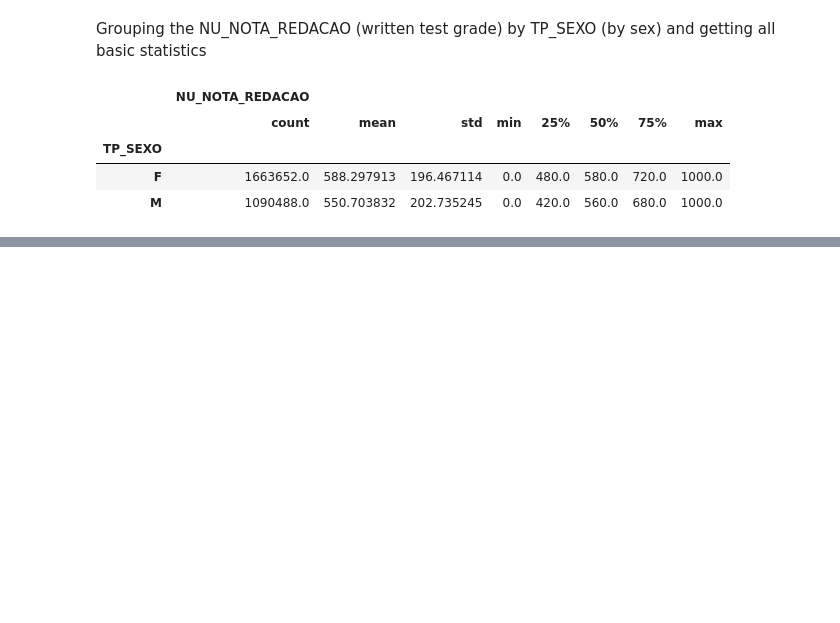
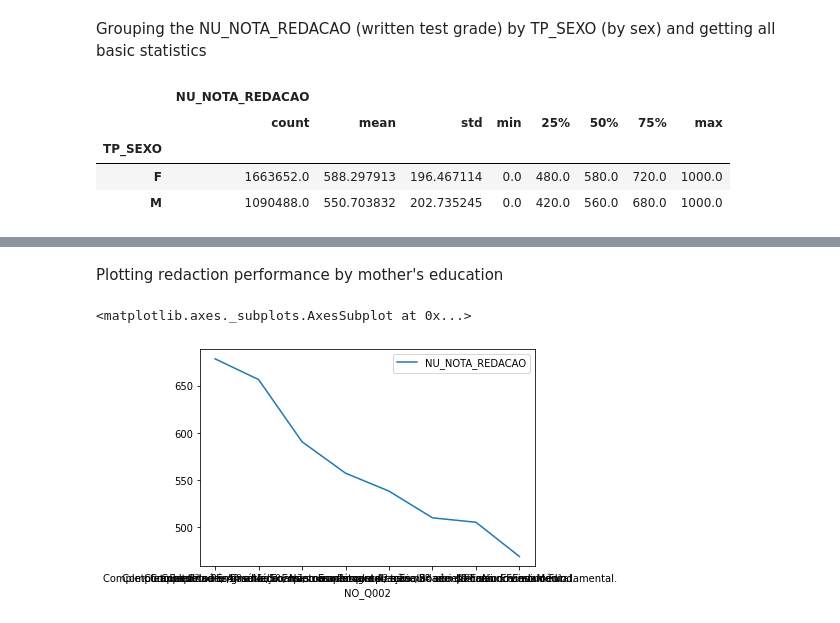
Before and after one commit to joaoeliandro/microdados_enem_analysis, a Jupyter notebook: analise_microdados_enem.ipynb, the cells around one changed output, grey strips where cells are left out. Saved outputs shown, nothing was run; the diff lists cells and outputs as text; code cells hidden in the pictures; blank space fills up the shorter version.

```diff
--- a/analise_microdados_enem.ipynb
+++ b/analise_microdados_enem.ipynb
@@ -418,0 +619,2 @@ microdatasEnemSexoRedacao.groupby('TP_SEXO').describe()
+# %%
+mean_grade_redaction_by_education_mother = microdatasEnemSelected.filter(items=['NU_NOTA_REDACAO', 'NO_Q002']).groupby('NO_Q002').mean().sort_values(by='NU_NOTA_REDACAO', ascending=False)
@@ -418,0 +634,7 @@ microdatasEnemSexoRedacao.groupby('TP_SEXO').describe()
+# %% [markdown]
+Plotting redaction performance by mother's education
+# %%
+mean_grade_redaction_by_education_mother.plot()
+# %% [output]
+<matplotlib.axes._subplots.AxesSubplot at 0x...>
+[figure, added]
```
Also changed, not shown: parts of 44 cells of this notebook.
